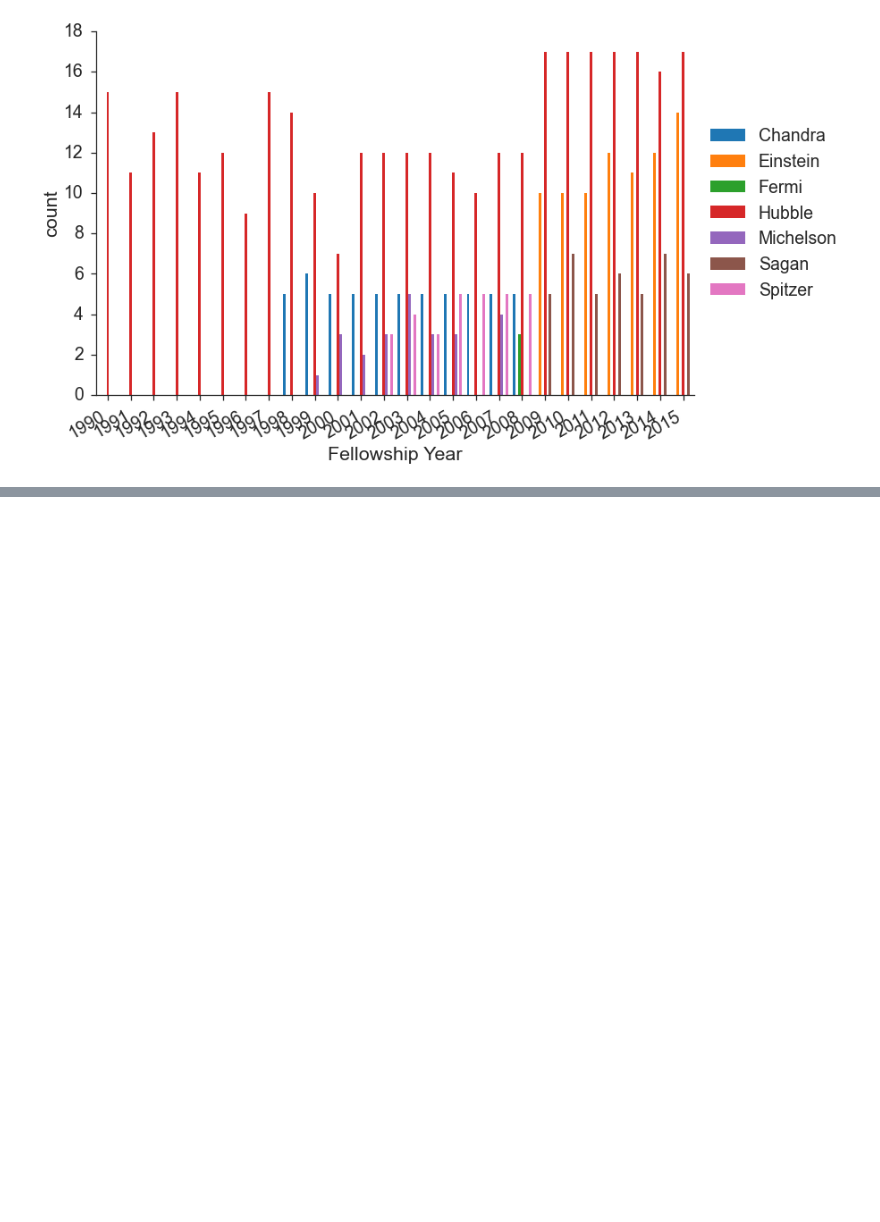
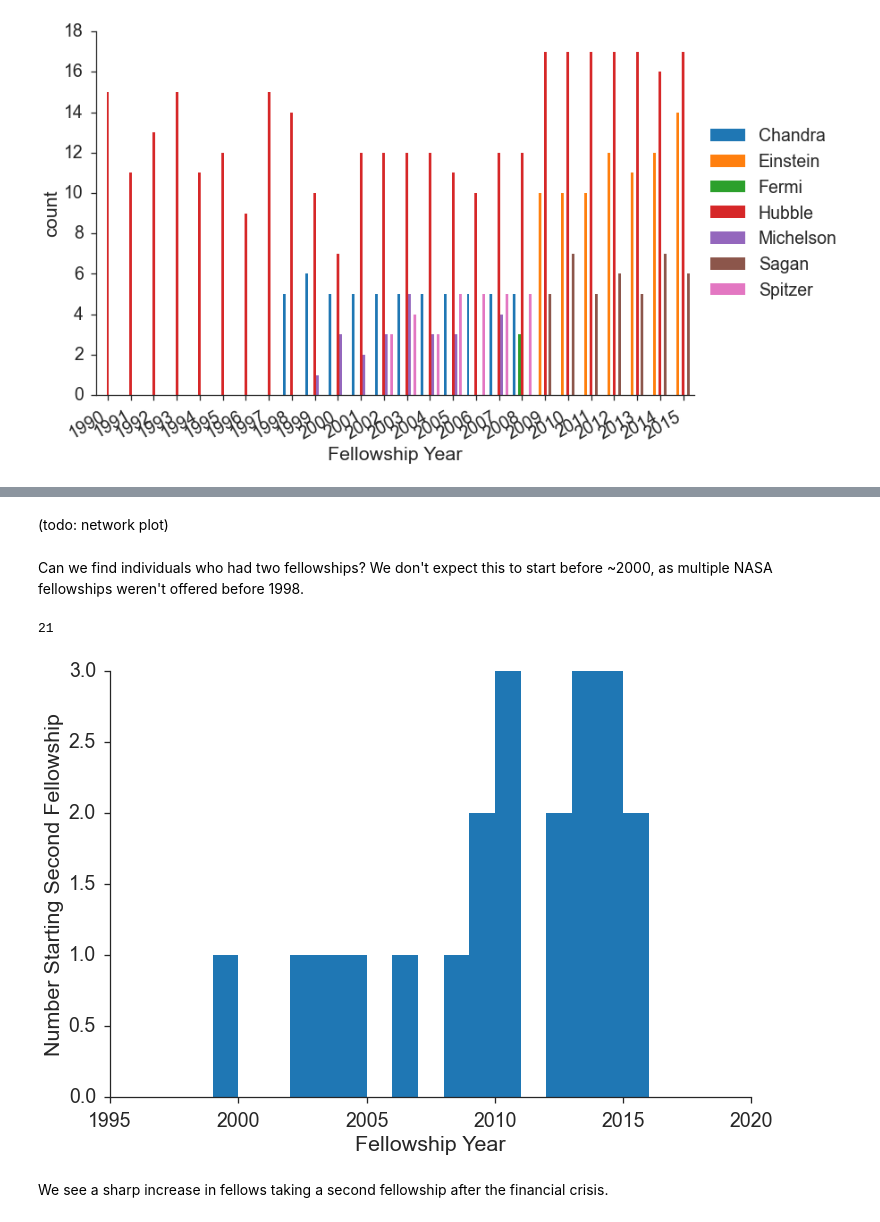
Before and after one commit to granttremblay/prize_fellow_careers, a Jupyter notebook: prize_fellow_careers.ipynb, the cells around one changed output, grey strips where cells are left out. Cells and saved outputs as stored; diff of their text form; code cells hidden in the pictures; blank space fills up the shorter version.

```diff
--- a/prize_fellow_careers.ipynb
+++ b/prize_fellow_careers.ipynb
@@ -68,0 +155,27 @@ fig.autofmt_xdate()
+# %% [markdown]
+(todo: network plot)
+# %% [markdown]
+Can we find individuals who had two fellowships?  We don't expect this to start before ~2000, as multiple NASA fellowships weren't offered before 1998.
+# %%
+df['std_name'] = df['Name'].str.split('\s+').str[0].str[0]+df['Name'].str.split('\s+').str[-1]
+grp = df.groupby('std_name')
+dfg = grp.agg(np.sum)
+w = dfg['count'] > 1
+print np.sum(w)
+double_winners = dfg.ix[w].index
+# %% [output]
+21
+# %%
+double_years = []
+for dw in double_winners:
+    w = df['std_name'] == dw
+    double_years.append(df[w]['Fellowship Year'].max())
+# %%
+plt.hist(double_years,bins=np.linspace(1997,2016,20))
+plt.xlabel('Fellowship Year')
+plt.ylabel('Number Starting Second Fellowship')
+sns.despine()
+# %% [output]
+[figure, added]
+# %% [markdown]
+We see a sharp increase in fellows taking a second fellowship after the financial crisis.
```
Also changed, not shown: parts of 12 cells of this notebook, 1 other file.
